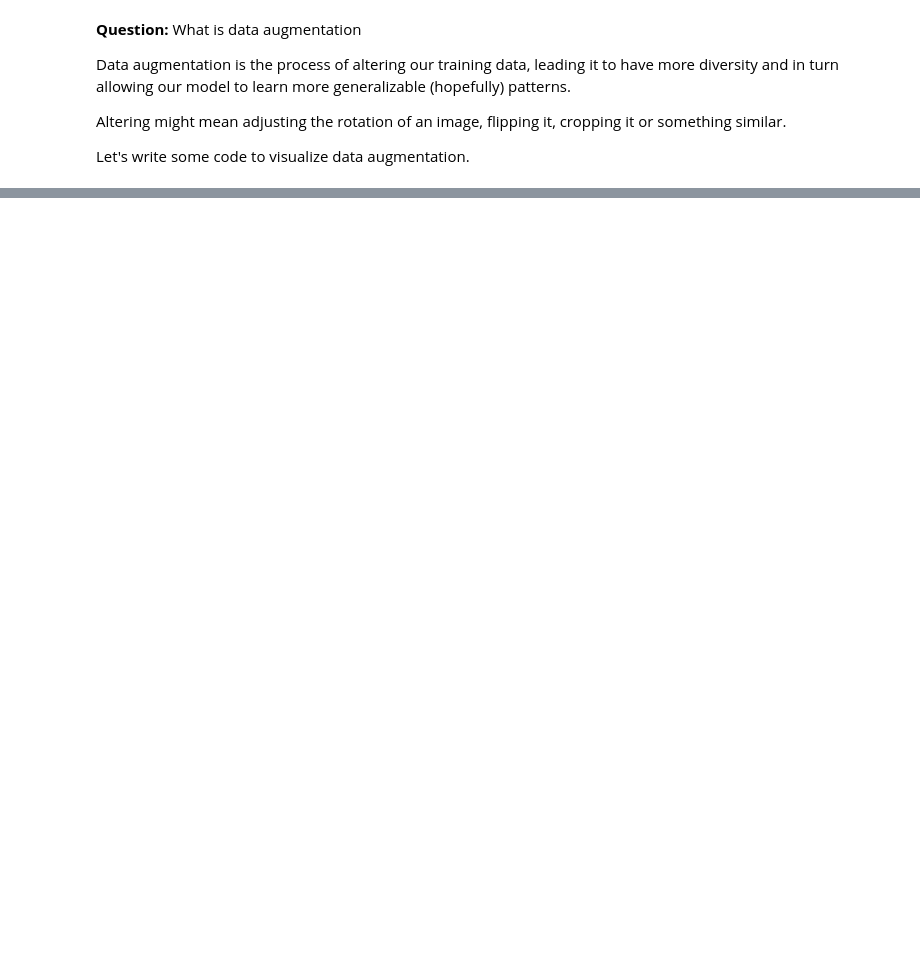
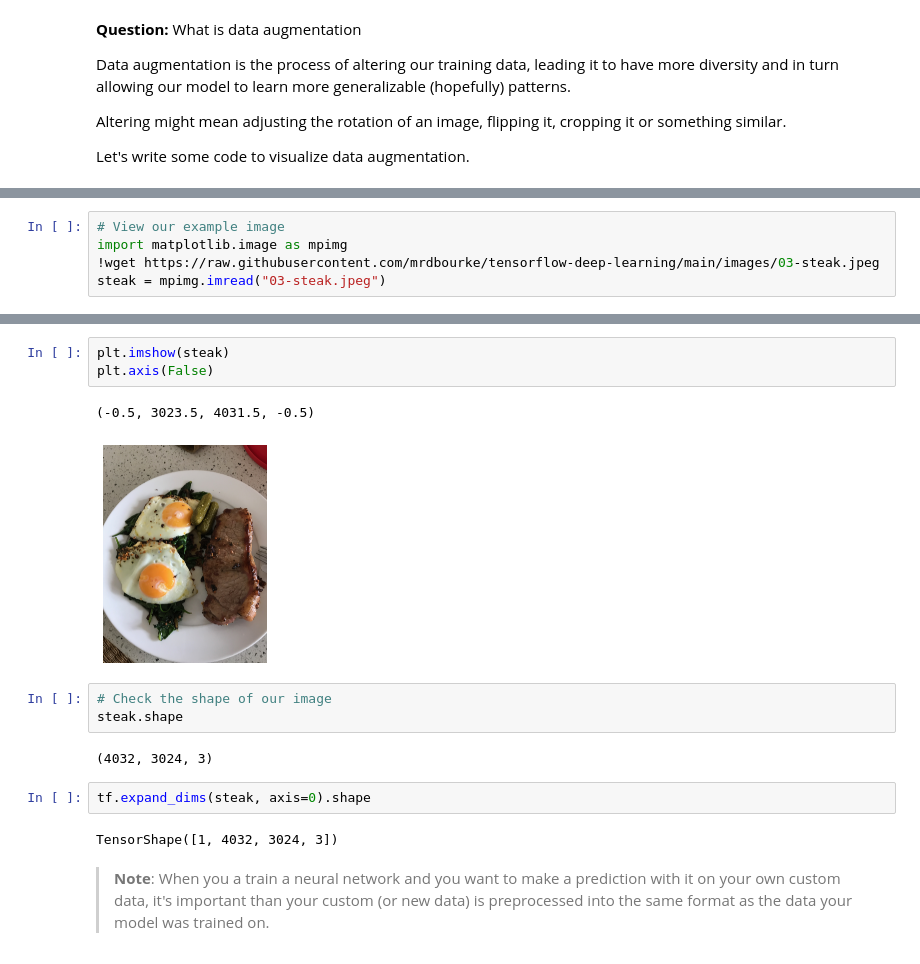
Before and after one commit to ThangDoan2001/TensorFlow_ZeroToHero, a Jupyter notebook: 03_introduction_to_commputer_vision_with_tensorflow.ipynb, the cells around one changed output, grey strips where cells are left out. Drawn from its saved outputs; the diff is of its cells as text; blank space fills up the shorter version.

Commit message:
Convolutional Network Classification 23082021

```diff
--- a/03_introduction_to_commputer_vision_with_tensorflow.ipynb
+++ b/03_introduction_to_commputer_vision_with_tensorflow.ipynb
@@ -738,0 +916,5 @@ Let's write some code to visualize data augmentation.
+# %%
+# View our example image
+import matplotlib.image as mpimg
+!wget https://raw.githubusercontent.com/mrdbourke/tensorflow-deep-learning/main/images/03-steak.jpeg
+steak = mpimg.imread("03-steak.jpeg")
@@ -738,0 +932,17 @@ Let's write some code to visualize data augmentation.
+# %%
+plt.imshow(steak)
+plt.axis(False)
+# %% [output]
+(-0.5, 3023.5, 4031.5, -0.5)
+[figure, added]
+# %%
+# Check the shape of our image
+steak.shape
+# %% [output]
+(4032, 3024, 3)
+# %%
+tf.expand_dims(steak, axis=0).shape
+# %% [output]
+TensorShape([1, 4032, 3024, 3])
+# %% [markdown]
+> **Note**: When you a train a neural network and you want to make a prediction with it on your own custom data, it's important than your custom (or new data) is preprocessed into the same format as the data your model was trained on.
```
Also changed, not shown: parts of 33 cells of this notebook.
